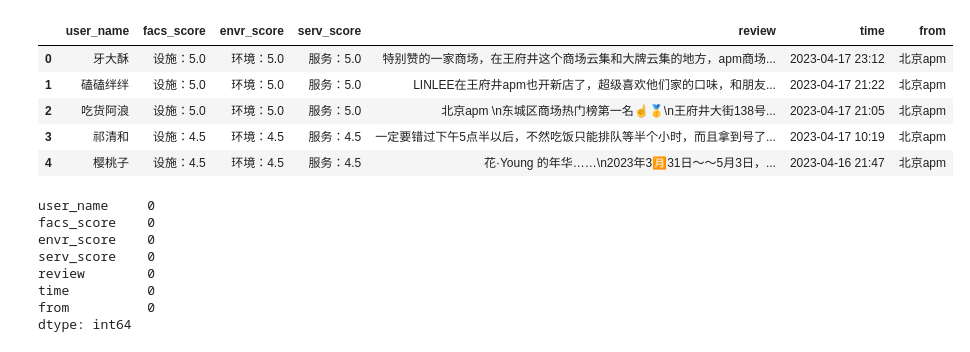
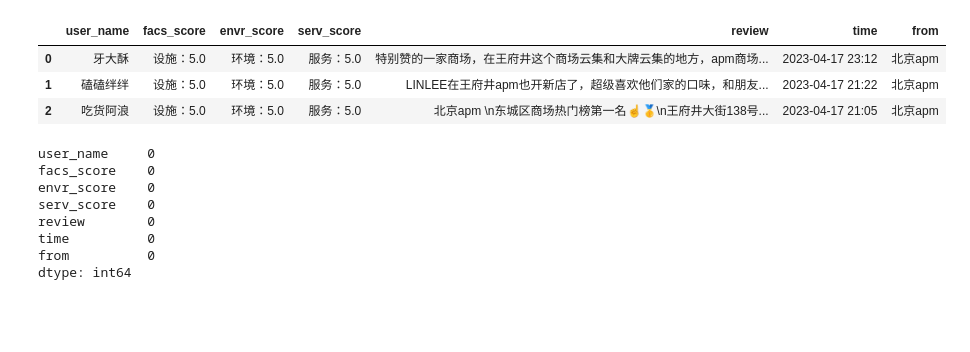
Before and after one commit to ColeMei/Graduation-Design, a Jupyter notebook: source/Data-Cleaning-02.ipynb, the cells around one changed output. Saved outputs shown, nothing was run; the diff lists cells and outputs as text; code cells hidden in the pictures; blank space fills up the shorter version.

```diff
--- a/source/Data-Cleaning-02.ipynb
+++ b/source/Data-Cleaning-02.ipynb
@@ -4,14 +4,12 @@ import numpy as np
 # %%
 df = pd.read_csv('../data/stores.csv')
 # %%
-df.head()
+df.head(3)
 # %% [output]
 |  | user_name | facs_score | envr_score | serv_score | review | time | from |
 | 0 | 牙大酥 | 设施：5.0 | 环境：5.0 | 服务：5.0 | 特别赞的一家商场，在王府井这个商场云集和大牌云集的地方，apm商场... | 2023-04-17 23:12 | 北京apm |
 | 1 | 磕磕绊绊 | 设施：5.0 | 环境：5.0 | 服务：5.0 | LINLEE在王府井apm也开新店了，超级喜欢他们家的口味，和朋友... | 2023-04-17 21:22 | 北京apm |
 | 2 | 吃货阿浪 | 设施：5.0 | 环境：5.0 | 服务：5.0 | 北京apm \n东城区商场热门榜第一名☝️🥇\n王府井大街138号... | 2023-04-17 21:05 | 北京apm |
-| 3 | 祁清和 | 设施：4.5 | 环境：4.5 | 服务：4.5 | 一定要错过下午5点半以后，不然吃饭只能排队等半个小时，而且拿到号了... | 2023-04-17 10:19 | 北京apm |
-| 4 | 樱桃子 | 设施：4.5 | 环境：4.5 | 服务：4.5 | 花·Young 的年华……\n2023年3🈷️31日～～5月3日，... | 2023-04-16 21:47 | 北京apm |
 # %%
 df.isnull().sum()
 # %% [output]
```
Also changed, not shown: parts of 25 cells of this notebook, 23 other files.
